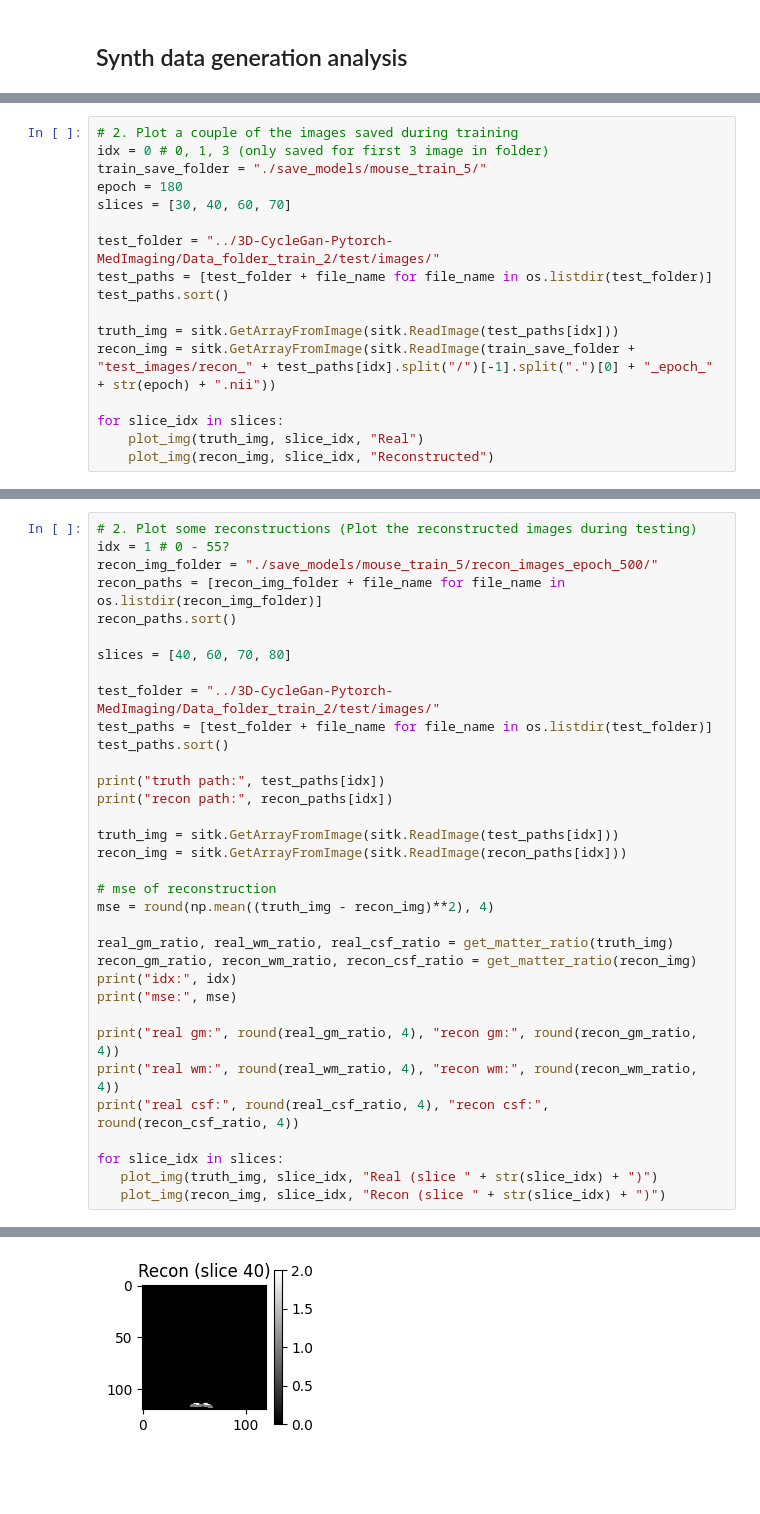
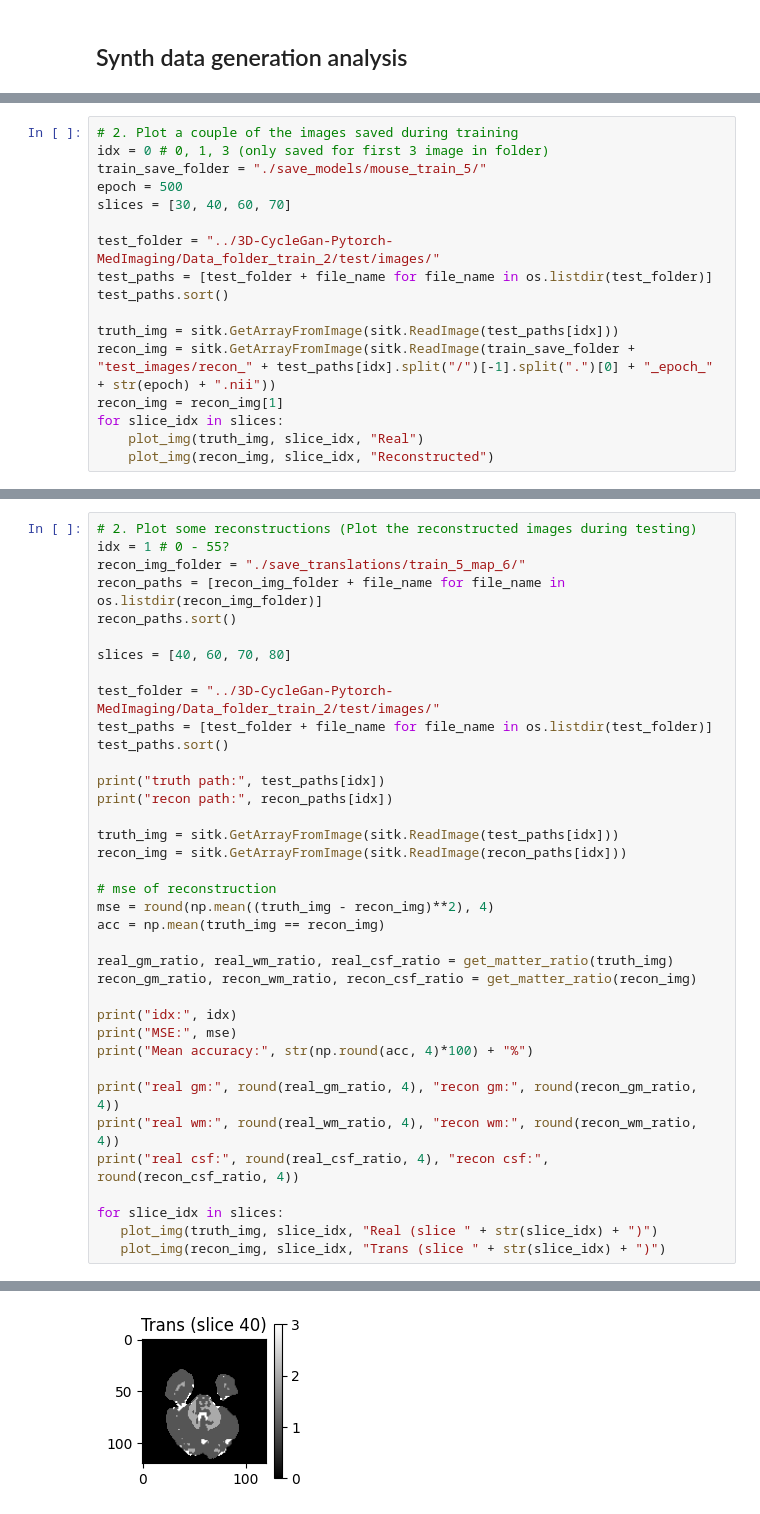
Before and after one commit to jessicabohm/UNIT, a Jupyter notebook: evaluate_synth_data.ipynb, the cells around one changed output, grey strips where cells are left out. Cells and saved outputs as stored; diff of their text form; blank space fills up the shorter version.

```diff
--- a/evaluate_synth_data.ipynb
+++ b/evaluate_synth_data.ipynb
@@ -170,7 +181,7 @@ plt.show()
 # 2. Plot a couple of the images saved during training
 idx = 0 # 0, 1, 3 (only saved for first 3 image in folder)
 train_save_folder = "./save_models/mouse_train_5/"
-epoch = 180
+epoch = 500
 slices = [30, 40, 60, 70]
 
 test_folder = "../3D-CycleGan-Pytorch-MedImaging/Data_folder_train_2/test/images/"
@@ -179,7 +190,7 @@ test_paths.sort()
 
 truth_img = sitk.GetArrayFromImage(sitk.ReadImage(test_paths[idx]))
 recon_img = sitk.GetArrayFromImage(sitk.ReadImage(train_save_folder + "test_images/recon_" + test_paths[idx].split("/")[-1].split(".")[0] + "_epoch_" + str(epoch) + ".nii"))
-
+recon_img = recon_img[1]
 for slice_idx in slices:
     plot_img(truth_img, slice_idx, "Real")
     plot_img(recon_img, slice_idx, "Reconstructed")
@@ -195,7 +201,7 @@ for slice_idx in slices:
 # %%
 # 2. Plot some reconstructions (Plot the reconstructed images during testing)
 idx = 1 # 0 - 55?
-recon_img_folder = "./save_models/mouse_train_5/recon_images_epoch_500/"
+recon_img_folder = "./save_translations/train_5_map_6/"
 recon_paths = [recon_img_folder + file_name for file_name in os.listdir(recon_img_folder)]
 recon_paths.sort()
 
@@ -213,11 +219,14 @@ recon_img = sitk.GetArrayFromImage(sitk.ReadImage(recon_paths[idx]))
 
 # mse of reconstruction
 mse = round(np.mean((truth_img - recon_img)**2), 4)
+acc = np.mean(truth_img == recon_img)
 
 real_gm_ratio, real_wm_ratio, real_csf_ratio = get_matter_ratio(truth_img)
 recon_gm_ratio, recon_wm_ratio, recon_csf_ratio = get_matter_ratio(recon_img)
+
 print("idx:", idx)
-print("mse:", mse)
+print("MSE:", mse)
+print("Mean accuracy:", str(np.round(acc, 4)*100) + "%")
 
 print("real gm:", round(real_gm_ratio, 4), "recon gm:", round(recon_gm_ratio, 4))
 print("real wm:", round(real_wm_ratio, 4), "recon wm:", round(recon_wm_ratio, 4))
@@ -225,6 +234,6 @@ print("real csf:", round(real_csf_ratio, 4), "recon csf:", round(recon_csf_ratio
 
 for slice_idx in slices:
    plot_img(truth_img, slice_idx, "Real (slice " + str(slice_idx) + ")")
-   plot_img(recon_img, slice_idx, "Recon (slice " + str(slice_idx) + ")")
+   plot_img(recon_img, slice_idx, "Trans (slice " + str(slice_idx) + ")")
 # %% [output]
 truth path: ../3D-CycleGan-Pytorch-MedImaging/Data_folder_train_2/test/images/BRM19070_02_RARE_labels_GMWM.nii
@@ -237,3 +247,3 @@ real csf: 0.0132 recon csf: 0.0131
 [figure]
-[figure, old version]
+[figure, new version]
 [figure]
```
Also changed, not shown: parts of 9 cells of this notebook, 14 other files.
